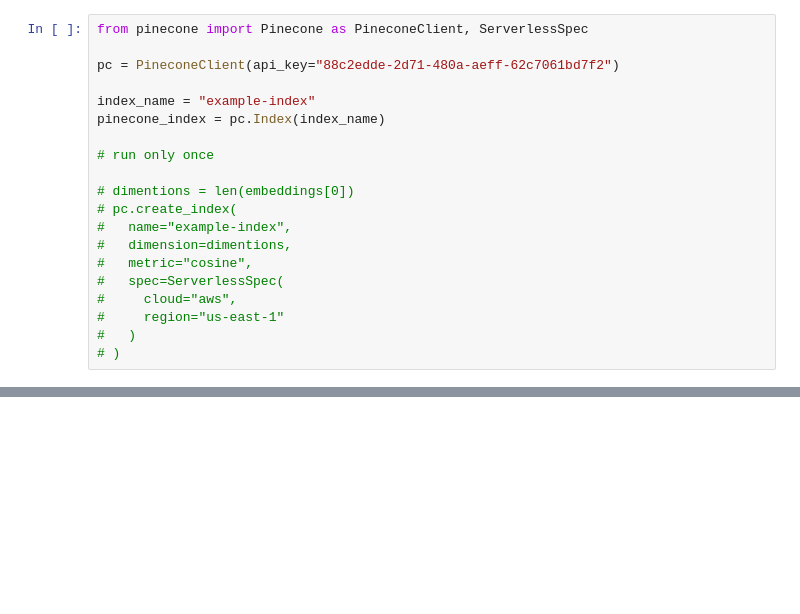
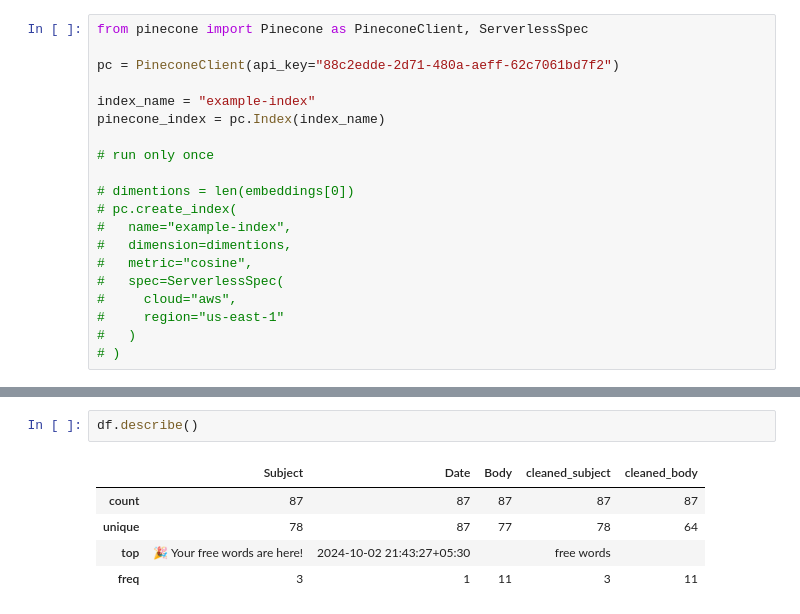
Before and after one commit to LakshyaSharma207/automated-email-reply, a Jupyter notebook: Final_Year_Project.ipynb, the cells around one changed output, grey strips where cells are left out. Saved outputs shown, nothing was run; the diff lists cells and outputs as text; blank space fills up the shorter version.

```diff
--- a/Final_Year_Project.ipynb
+++ b/Final_Year_Project.ipynb
@@ -214,0 +267,8 @@ print(reply)
+# %%
+df.describe()
+# %% [output]
+|  | Subject | Date | Body | cleaned_subject | cleaned_body |
+| count | 87 | 87 | 87 | 87 | 87 |
+| unique | 78 | 87 | 77 | 78 | 64 |
+| top | 🎉 Your free words are here! | 2024-10-02 21:43:27+05:30 |  | free words |  |
+| freq | 3 | 1 | 11 | 3 | 11 |
```
Also changed, not shown: parts of 16 cells of this notebook.
